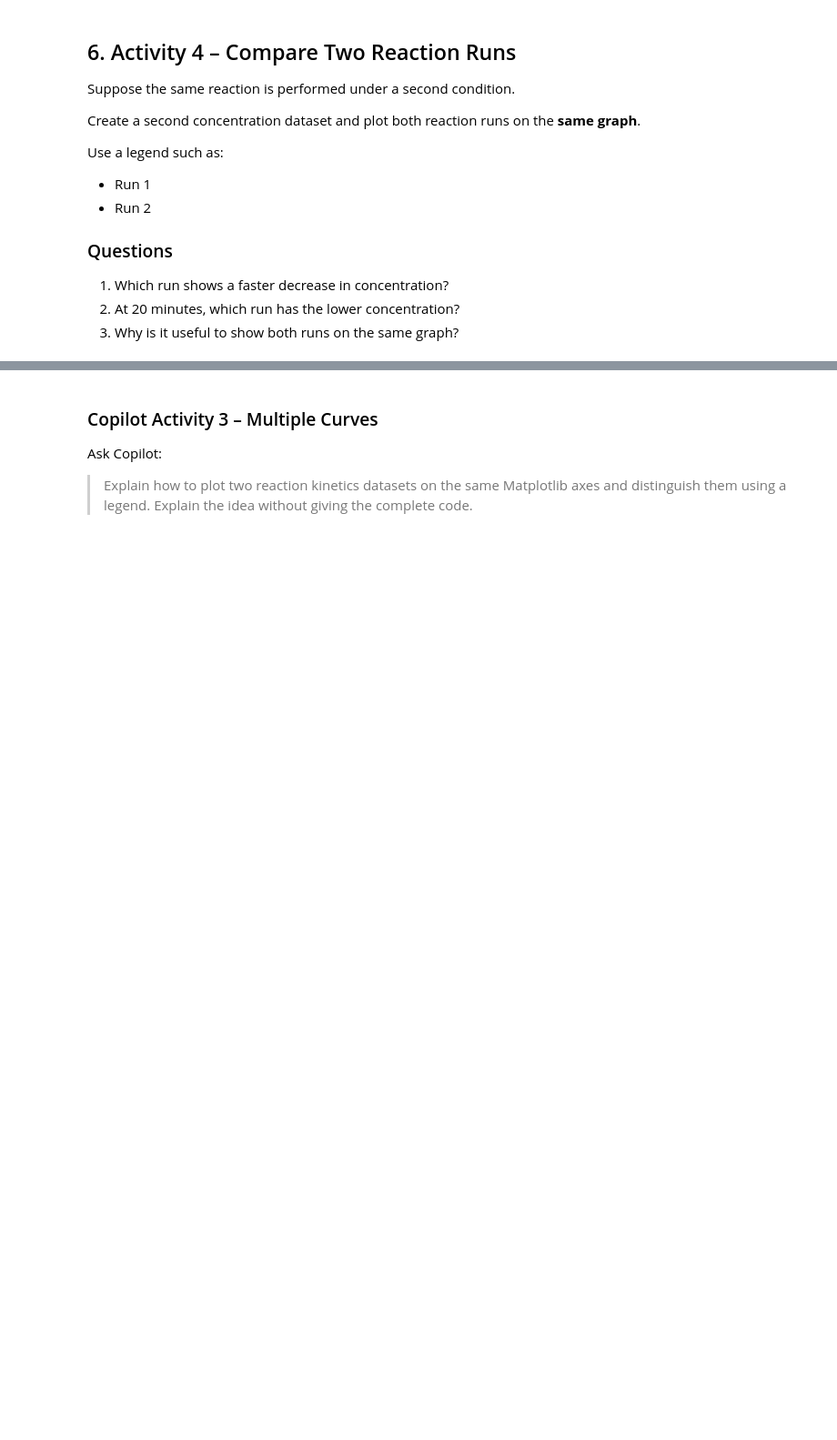
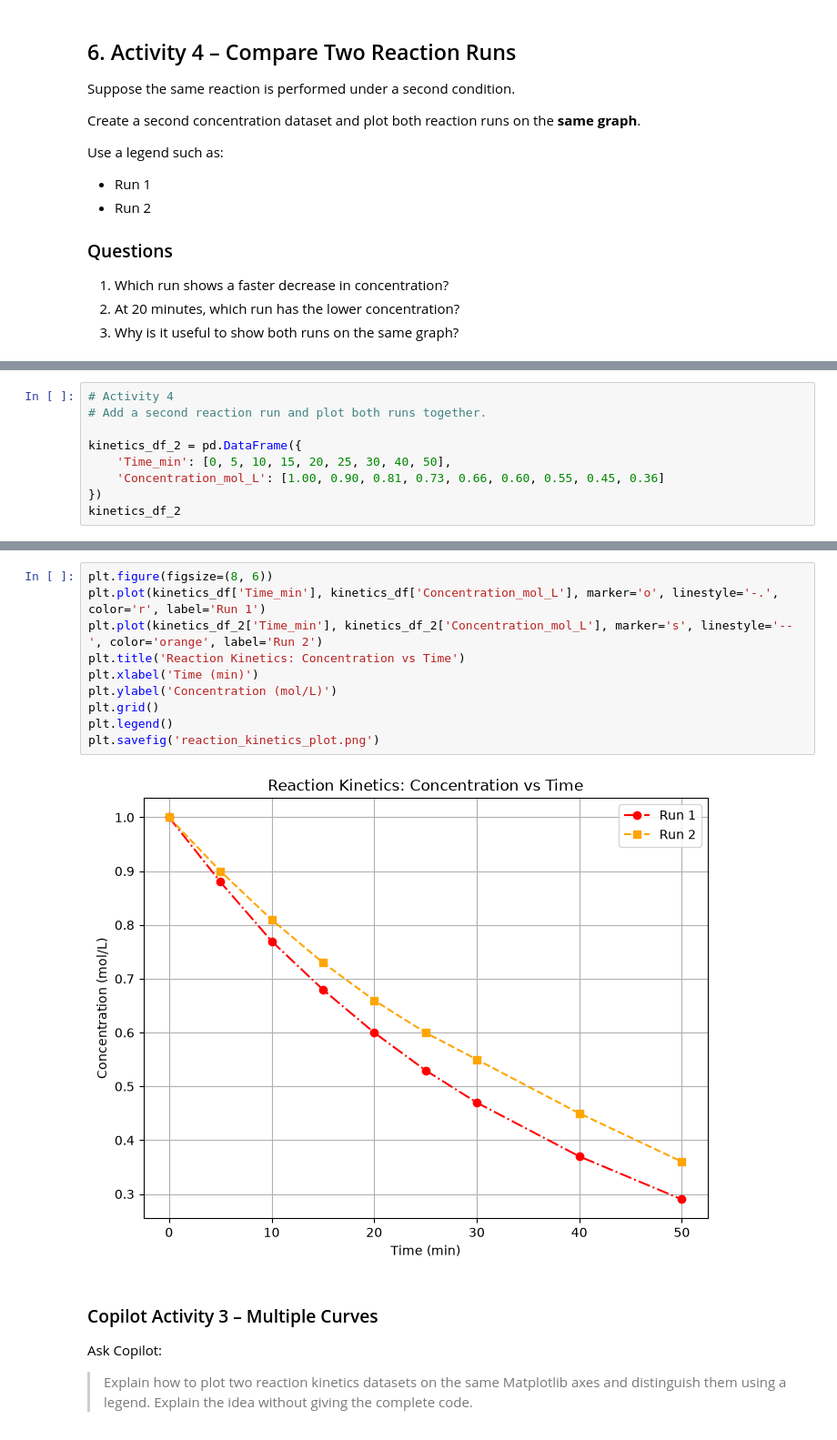
Before and after one commit to aglawemanav/CP_Practical, a Jupyter notebook: Practical_10_Data_Visualization_Reaction_Kinetics_Pressure_Volume.ipynb, the cells around one changed output, grey strips where cells are left out. Shown at 91% size. Cells and saved outputs as stored; diff of their text form; blank space fills up the shorter version.

```diff
--- a/Practical_10_Data_Visualization_Reaction_Kinetics_Pressure_Volume.ipynb
+++ b/Practical_10_Data_Visualization_Reaction_Kinetics_Pressure_Volume.ipynb
@@ -165,0 +202,9 @@ Use a legend such as:
+# %%
+# Activity 4
+# Add a second reaction run and plot both runs together.
+
+kinetics_df_2 = pd.DataFrame({
+    'Time_min': [0, 5, 10, 15, 20, 25, 30, 40, 50],
+    'Concentration_mol_L': [1.00, 0.90, 0.81, 0.73, 0.66, 0.60, 0.55, 0.45, 0.36]
+})
+kinetics_df_2
@@ -166,3 +222,15 @@ Use a legend such as:
+# %%
+plt.figure(figsize=(8, 6))
+plt.plot(kinetics_df['Time_min'], kinetics_df['Concentration_mol_L'], marker='o', linestyle='-.', color='r', label='Run 1')
+plt.plot(kinetics_df_2['Time_min'], kinetics_df_2['Concentration_mol_L'], marker='s', linestyle='--', color='orange', label='Run 2')
+plt.title('Reaction Kinetics: Concentration vs Time')
+plt.xlabel('Time (min)')
+plt.ylabel('Concentration (mol/L)')
+plt.grid()
+plt.legend()
+plt.savefig('reaction_kinetics_plot.png')
+# %% [output]
+[figure, added]
 # %% [markdown]
 ### Copilot Activity 3 – Multiple Curves
 
```
Also changed, not shown: parts of 21 cells of this notebook, 2 other files.
